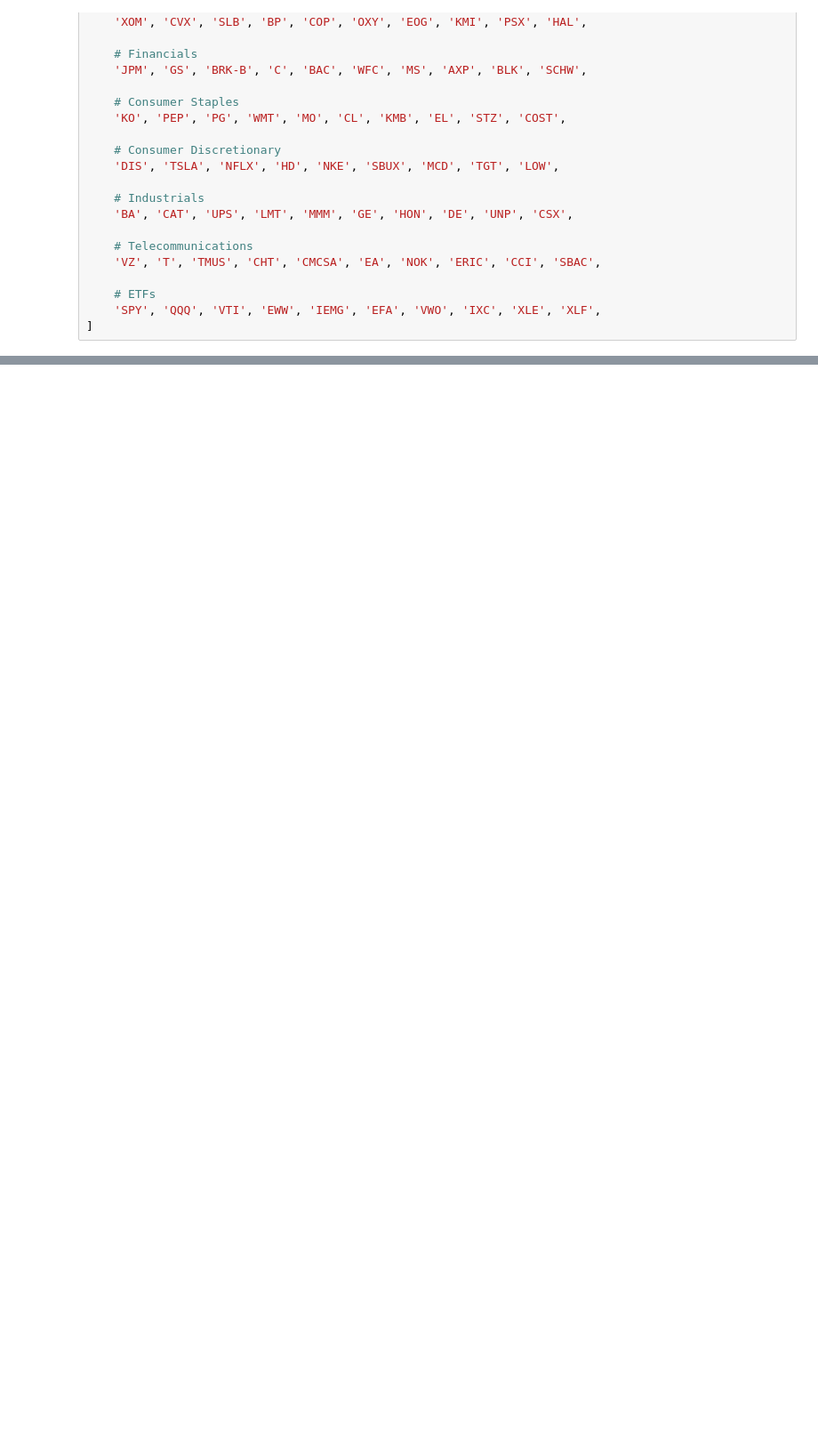
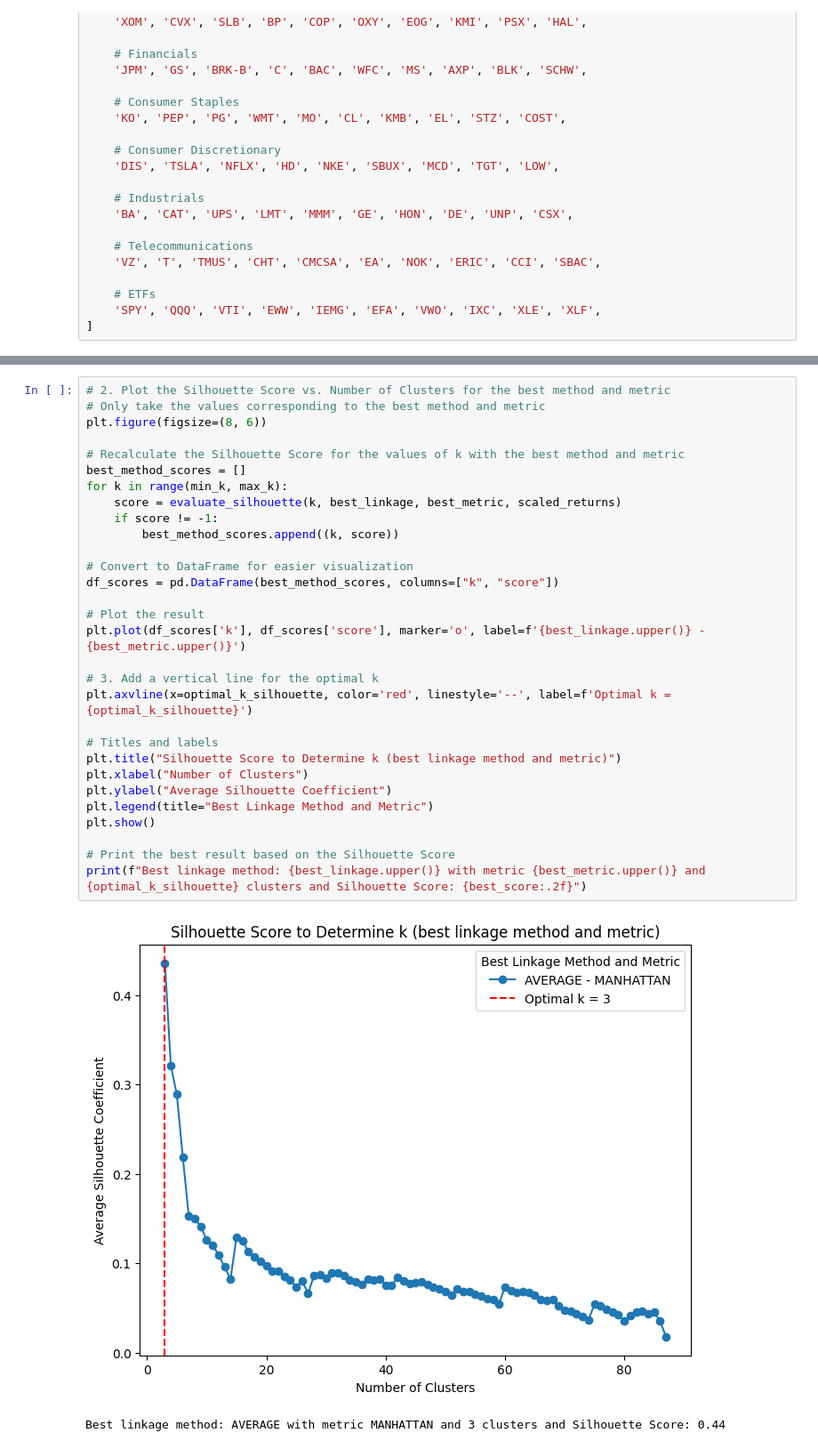
Before and after one commit to Rommel-DS/ML_Optimizacion_Portafolio, a Jupyter notebook: src/results_notebook/Proyecto Final_ML_Clustering_Jerarquico_Ingles.ipynb, the cells around one changed output, grey strips where cells are left out. Shown at 89% size. Drawn from its saved outputs; the diff is of its cells as text; blank space fills up the shorter version.

```diff
--- a/src/results_notebook/Proyecto Final_ML_Clustering_Jerarquico_Ingles.ipynb
+++ b/src/results_notebook/Proyecto Final_ML_Clustering_Jerarquico_Ingles.ipynb
@@ -352,0 +151,33 @@ Sharpe Ratio of the Optimal Portfolio: 0.0601
+# %%
+# 2. Plot the Silhouette Score vs. Number of Clusters for the best method and metric
+# Only take the values corresponding to the best method and metric
+plt.figure(figsize=(8, 6))
+
+# Recalculate the Silhouette Score for the values of k with the best method and metric
+best_method_scores = []
+for k in range(min_k, max_k):
+    score = evaluate_silhouette(k, best_linkage, best_metric, scaled_returns)
+    if score != -1:
+        best_method_scores.append((k, score))
+
+# Convert to DataFrame for easier visualization
+df_scores = pd.DataFrame(best_method_scores, columns=["k", "score"])
+
+# Plot the result
+plt.plot(df_scores['k'], df_scores['score'], marker='o', label=f'{best_linkage.upper()} - {best_metric.upper()}')
+
+# 3. Add a vertical line for the optimal k
+plt.axvline(x=optimal_k_silhouette, color='red', linestyle='--', label=f'Optimal k = {optimal_k_silhouette}')
+
+# Titles and labels
+plt.title("Silhouette Score to Determine k (best linkage method and metric)")
+plt.xlabel("Number of Clusters")
+plt.ylabel("Average Silhouette Coefficient")
+plt.legend(title="Best Linkage Method and Metric")
+plt.show()
+
+# Print the best result based on the Silhouette Score
+print(f"Best linkage method: {best_linkage.upper()} with metric {best_metric.upper()} and {optimal_k_silhouette} clusters and Silhouette Score: {best_score:.2f}")
+# %% [output]
+[figure, added]
+Best linkage method: AVERAGE with metric MANHATTAN and 3 clusters and Silhouette Score: 0.44
```
Also changed, not shown: parts of 15 cells of this notebook, 1 other file.
